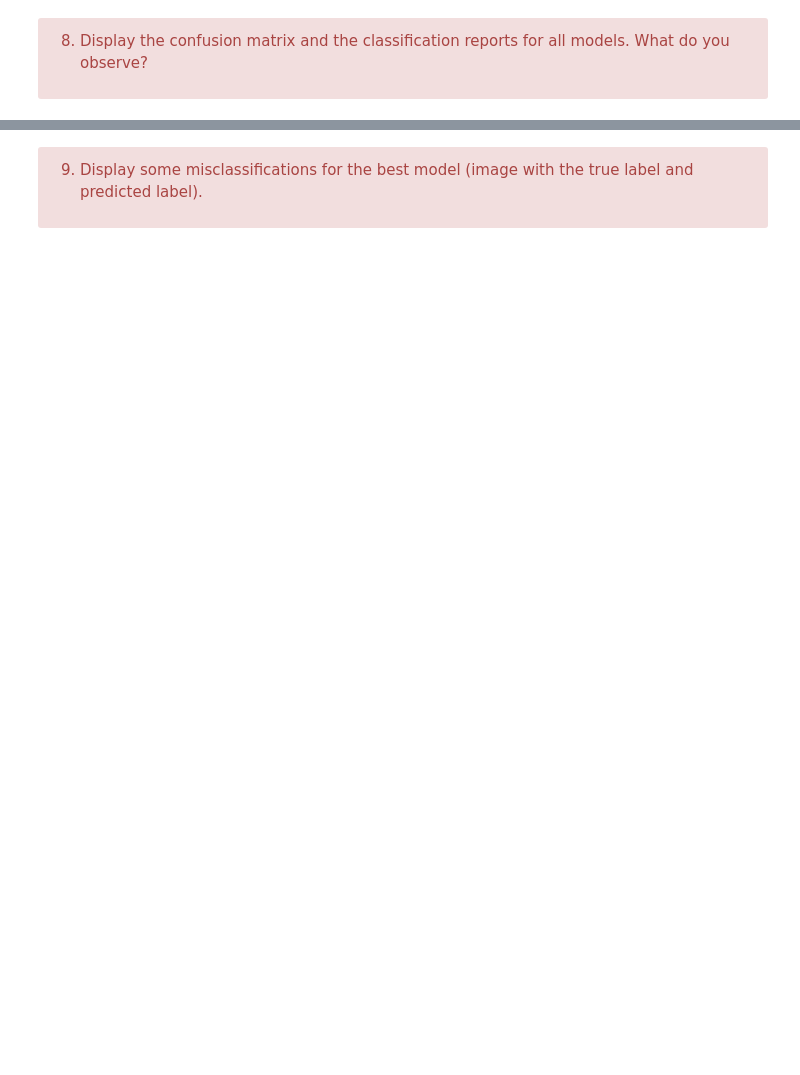
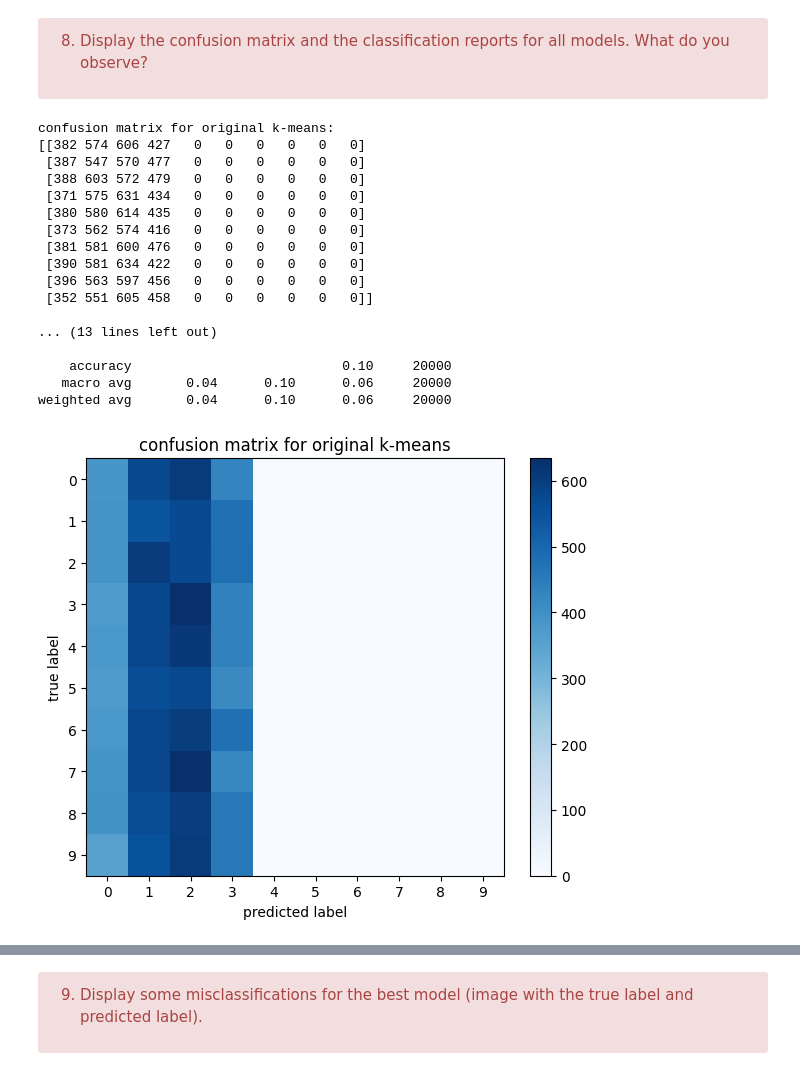
Before and after one commit to amaliahm/machine_learning_tps, a Jupyter notebook: TP5.ipynb, the cells around one changed output, grey strips where cells are left out. Drawn from its saved outputs; the diff is of its cells as text; code cells hidden in the pictures; blank space fills up the shorter version.

```diff
--- a/TP5.ipynb
+++ b/TP5.ipynb
@@ -190,3 +241,57 @@ plt.show()
 8. Display the confusion matrix and the classification reports for all models. What do you observe?
 
 <div/>
+# %%
+kmeans.fit(x_train_flattened)
+y_kmeans = kmeans.labels_
+
+kmeans_pca.fit(x_train_pca)
+y_kmeans_pca = kmeans_pca.labels_
+
+kmeans_lda.fit(x_train_lda)
+y_kmeans_lda = kmeans_lda.labels_
+
+y_train_subset = y_train[:20000]
+
+def print_metrics(true_labels, predicted_labels, model_name):
+    print(f"confusion matrix for {model_name}:")
+    cm = confusion_matrix(true_labels, predicted_labels)
+    print(cm)
+    print(f"\nclassification report for {model_name}:")
+    print(classification_report(true_labels, predicted_labels))
+
+def plot_confusion_matrix(cm, model_name):
+    plt.figure(figsize=(6, 5))
+    plt.imshow(cm, interpolation='nearest', cmap=plt.cm.Blues)
+    plt.title(f'confusion matrix for {model_name}')
+    plt.colorbar()
+    tick_marks = np.arange(len(np.unique(y_train)))
+    plt.xticks(tick_marks, np.unique(y_train))
+    plt.yticks(tick_marks, np.unique(y_train))
+
+    plt.xlabel('predicted label')
+    plt.ylabel('true label')
+    plt.tight_layout()
+    plt.show()
+# %%
+print_metrics(y_train_subset, y_kmeans, "original k-means")
+plot_confusion_matrix(confusion_matrix(y_train_subset, y_kmeans), "original k-means")
+# %% [output]
+confusion matrix for original k-means:
+[[382 574 606 427   0   0   0   0   0   0]
+ [387 547 570 477   0   0   0   0   0   0]
+ [388 603 572 479   0   0   0   0   0   0]
+ [371 575 631 434   0   0   0   0   0   0]
+ [380 580 614 435   0   0   0   0   0   0]
+ [373 562 574 416   0   0   0   0   0   0]
+ [381 581 600 476   0   0   0   0   0   0]
+ [390 581 634 422   0   0   0   0   0   0]
+ [396 563 597 456   0   0   0   0   0   0]
+ [352 551 605 458   0   0   0   0   0   0]]
+
+... (13 lines left out)
+
+    accuracy                           0.10     20000
+   macro avg       0.04      0.10      0.06     20000
+weighted avg       0.04      0.10      0.06     20000
+[figure, added]
```
Also changed, not shown: parts of 15 cells of this notebook.
